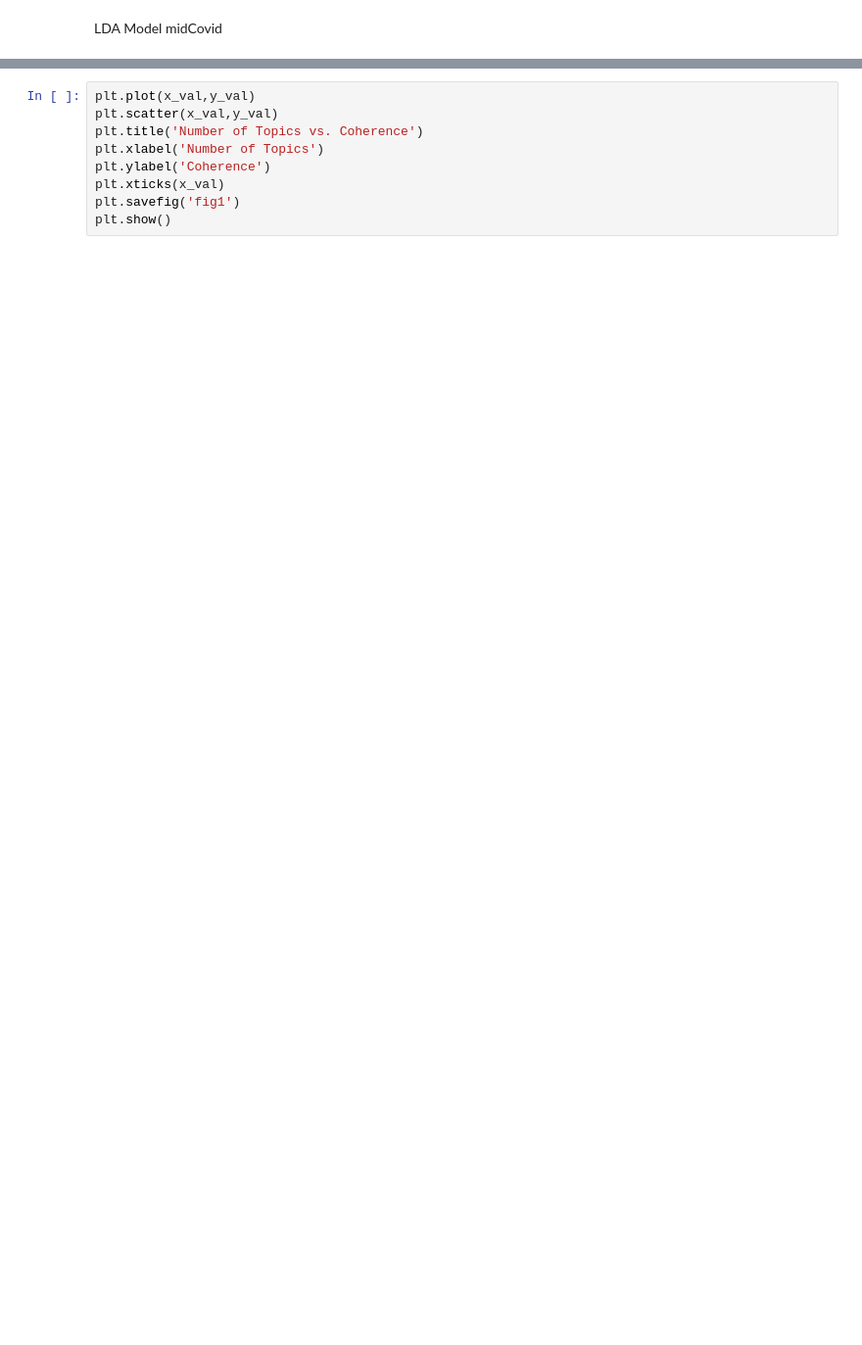
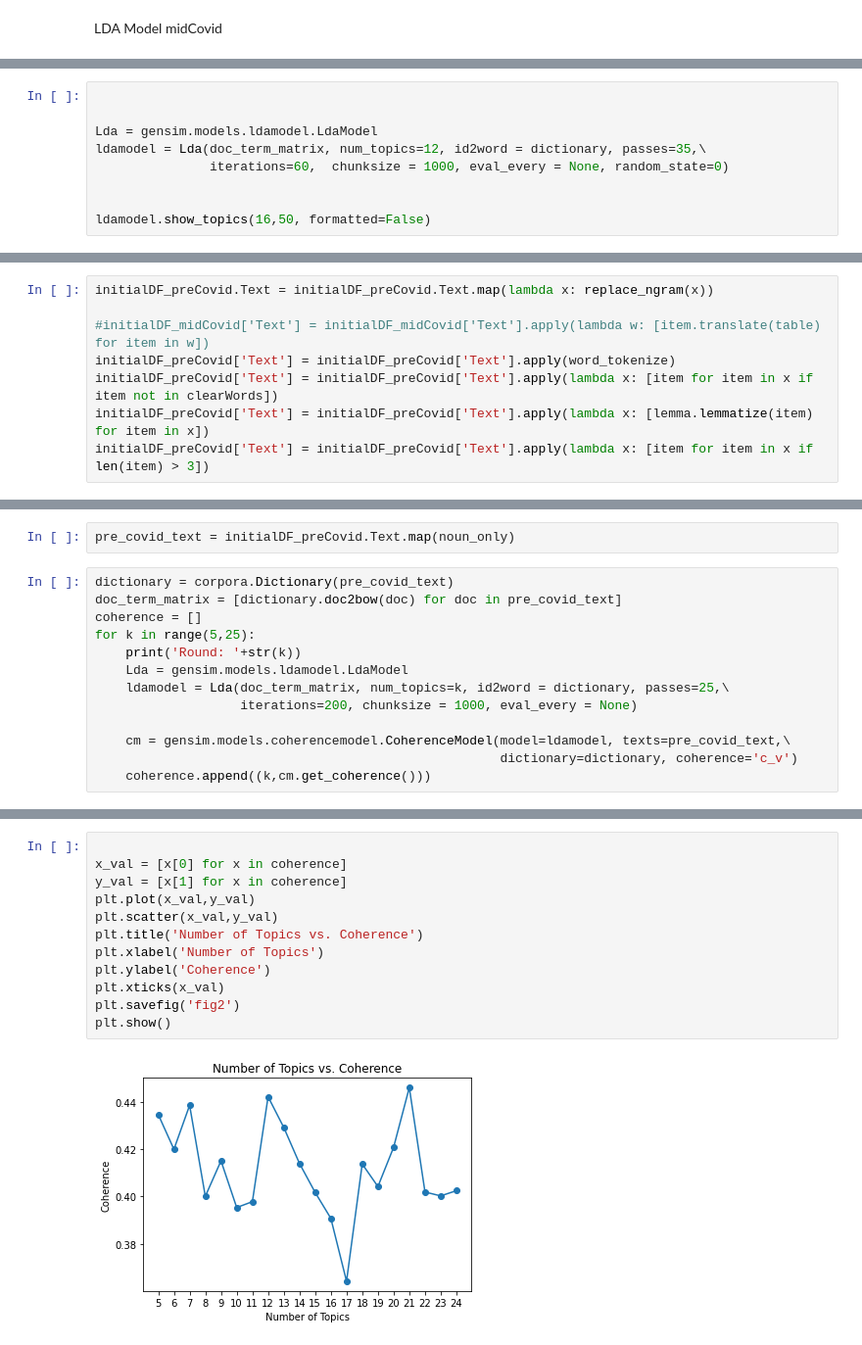
Before and after one commit to Kriti-K/Immigration_and_Hansard, a Jupyter notebook: biandtrigrams.ipynb, the cells around one changed output, grey strips where cells are left out. Shown at 98% size. Saved outputs shown, nothing was run; the diff lists cells and outputs as text; blank space fills up the shorter version.

```diff
--- a/biandtrigrams.ipynb
+++ b/biandtrigrams.ipynb
@@ -172,0 +193,9 @@ y_val = [x[1] for x in coherence]
+# %%
+
+
+Lda = gensim.models.ldamodel.LdaModel
+ldamodel = Lda(doc_term_matrix, num_topics=12, id2word = dictionary, passes=35,\
+               iterations=60,  chunksize = 1000, eval_every = None, random_state=0)
+
+
+ldamodel.show_topics(16,50, formatted=False)
@@ -172,0 +222,8 @@ y_val = [x[1] for x in coherence]
+# %%
+initialDF_preCovid.Text = initialDF_preCovid.Text.map(lambda x: replace_ngram(x))
+
+#initialDF_midCovid['Text'] = initialDF_midCovid['Text'].apply(lambda w: [item.translate(table) for item in w])
+initialDF_preCovid['Text'] = initialDF_preCovid['Text'].apply(word_tokenize)
+initialDF_preCovid['Text'] = initialDF_preCovid['Text'].apply(lambda x: [item for item in x if item not in clearWords])
+initialDF_preCovid['Text'] = initialDF_preCovid['Text'].apply(lambda x: [lemma.lemmatize(item) for item in x])
+initialDF_preCovid['Text'] = initialDF_preCovid['Text'].apply(lambda x: [item for item in x if len(item) > 3])
@@ -172,0 +232,15 @@ y_val = [x[1] for x in coherence]
+# %%
+pre_covid_text = initialDF_preCovid.Text.map(noun_only)
+# %%
+dictionary = corpora.Dictionary(pre_covid_text)
+doc_term_matrix = [dictionary.doc2bow(doc) for doc in pre_covid_text]
+coherence = []
+for k in range(5,25):
+    print('Round: '+str(k))
+    Lda = gensim.models.ldamodel.LdaModel
+    ldamodel = Lda(doc_term_matrix, num_topics=k, id2word = dictionary, passes=25,\
+                   iterations=200, chunksize = 1000, eval_every = None)
+
+    cm = gensim.models.coherencemodel.CoherenceModel(model=ldamodel, texts=pre_covid_text,\
+                                                     dictionary=dictionary, coherence='c_v')
+    coherence.append((k,cm.get_coherence()))
@@ -173,10 +268,15 @@ y_val = [x[1] for x in coherence]
 # %%
+
+x_val = [x[0] for x in coherence]
+y_val = [x[1] for x in coherence]
 plt.plot(x_val,y_val)
 plt.scatter(x_val,y_val)
 plt.title('Number of Topics vs. Coherence')
 plt.xlabel('Number of Topics')
 plt.ylabel('Coherence')
 plt.xticks(x_val)
-plt.savefig('fig1')
+plt.savefig('fig2')
 plt.show()
+# %% [output]
+[figure, added]
 # %%
```
Also changed, not shown: parts of 29 cells of this notebook, 2 other files.
